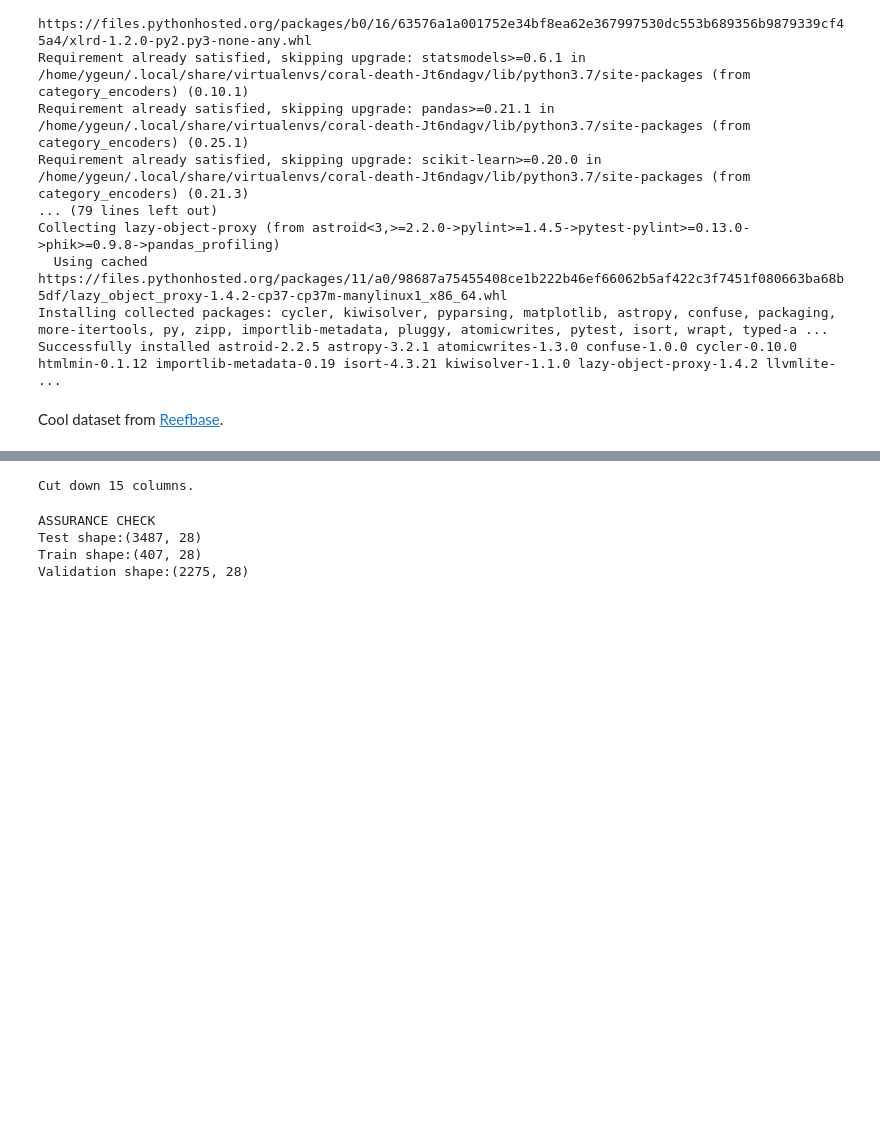
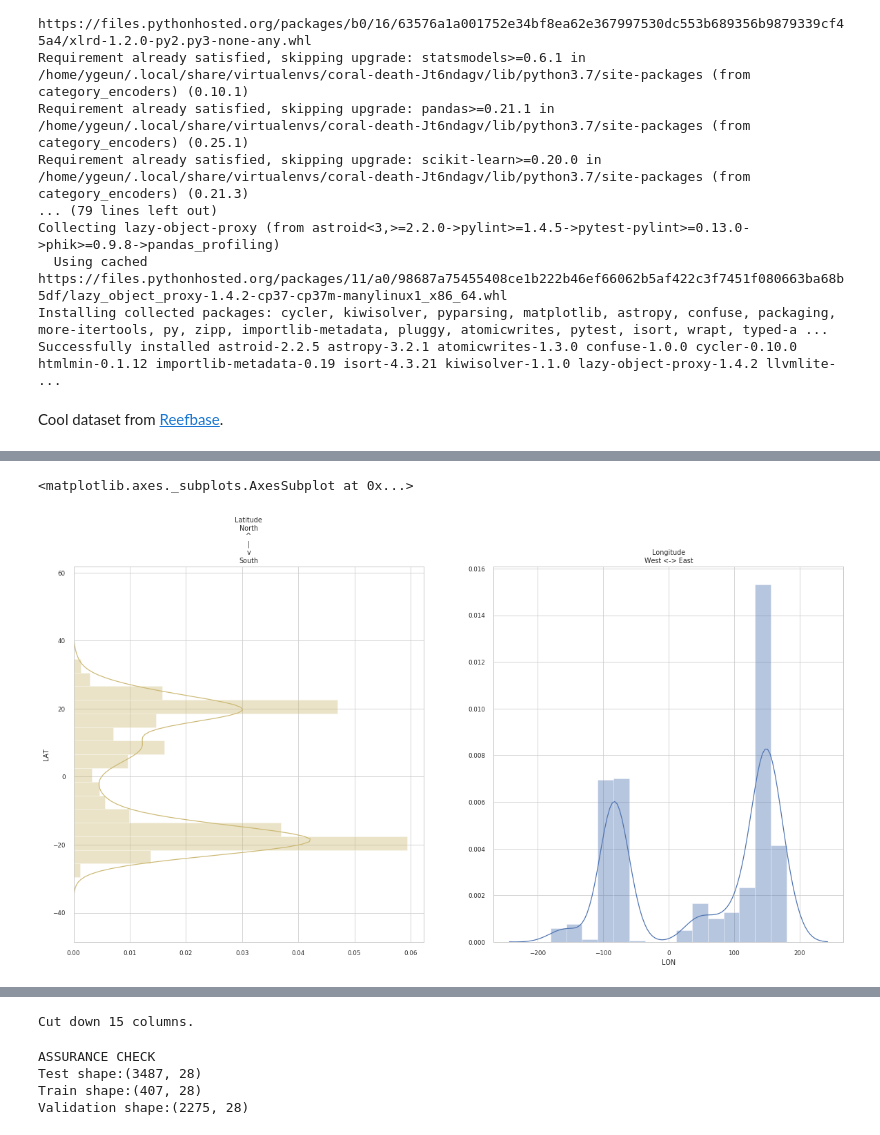
Before and after one commit to jeibloo/Coral-Death, a Jupyter notebook: notebooks/main.ipynb, the cells around one changed output, grey strips where cells are left out. Cells and saved outputs as stored; diff of their text form; code cells hidden in the pictures; blank space fills up the shorter version.

Commit message:
added a few graphs to process

```diff
--- a/notebooks/main.ipynb
+++ b/notebooks/main.ipynb
@@ -68,6 +68,19 @@ df.profile_report()
 [interactive output not drawn]
 # %%
 df_wrangle = wgle(df)
+# %%
+### Visualizations
+import seaborn as sns
+import matplotlib.pyplot as plt
+
+fig, (ax1,ax2) = plt.subplots(ncols=2,figsize=(20,10))
+ax1.title.set_text('Latitude\nNorth\n^\n|\nv\nSouth')
+ax2.title.set_text('Longitude\nWest <-> East')
+sns.distplot(df_wrangle['LAT'], ax=ax1, color='y',vertical=True)
+sns.distplot(df_wrangle['LON'], ax=ax2, color='b',vertical=False)
+# %% [output]
+<matplotlib.axes._subplots.AxesSubplot at 0x...>
+[figure, added]
 # %%
 df_wrangle.head(3)
 # %% [output]
```
Also changed, not shown: parts of 1 cell of this notebook, 3 other files.
